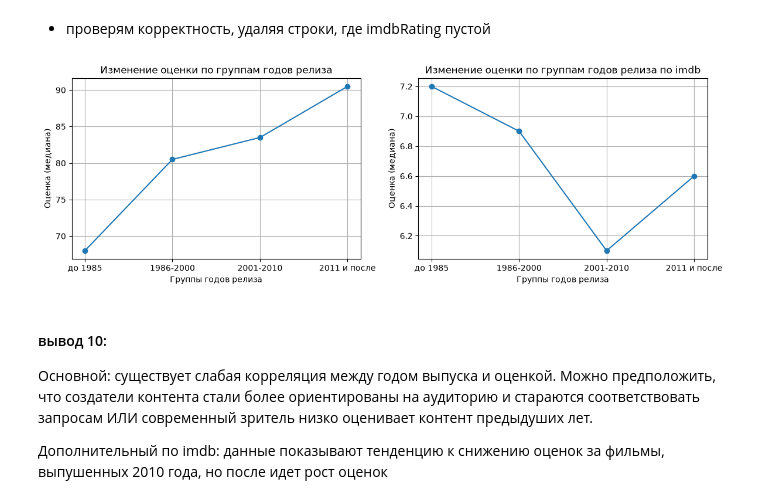
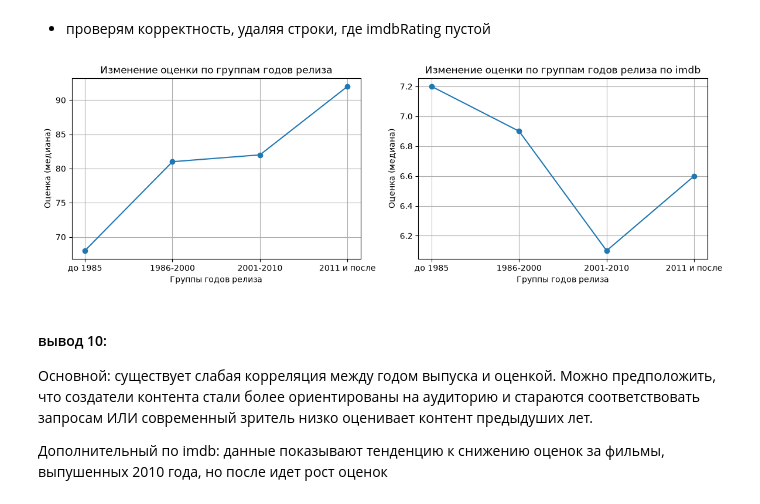
Before and after one commit to dtamendarov/MDS-EDA_Netflix, a Jupyter notebook: 02. Анализ оценок (Мария).ipynb, the cells around one changed output. Saved outputs shown, nothing was run; the diff lists cells and outputs as text; code cells hidden in the pictures.

```diff
--- a/02. Анализ оценок (Мария).ipynb
+++ b/02. Анализ оценок (Мария).ipynb
@@ -584,22 +584,22 @@ plt.show()
 - проверям корректность, удаляя строки, где imdbRating пустой
 # %%
 df_rating_2 = df_rating.dropna(subset=["imdbRating"])
-rating_years_2 = (df_rating.groupby('годы релиза')["user rating score"].agg(['mean', 'median','count']))
+rating_years_2 = (df_rating_2.groupby('годы релиза')["user rating score"].agg(['mean', 'median','count']))
 fig, axes = plt.subplots(1, 2, figsize=(14, 4))
 axes[0].plot(rating_years_2.index, rating_years_2['median'], marker="o")
 axes[0].set_title("Изменение оценки по группам годов релиза")
 axes[0].set_xlabel("Группы годов релиза")
 axes[0].set_ylabel("Оценка (медиана)")
 axes[0].grid(True)
 
 axes[1].plot(rating_years_imdbRating.index, rating_years_imdbRating['median'], marker="o")
 axes[1].set_title("Изменение оценки по группам годов релиза по imdb")
 axes[1].set_xlabel("Группы годов релиза")
 axes[1].set_ylabel("Оценка (медиана)")
 axes[1].grid(True)
 plt.show()
 # %% [output]
-[figure, old version]
+[figure, new version]
 # %% [markdown]
  #### вывод 10:
  Основной: существует слабая корреляция между годом выпуска и оценкой. Можно предположить, что создатели контента стали более ориентированы на аудиторию и стараются соответствовать запросам ИЛИ современный зритель низко оценивает контент предыдуших лет.
```
Also changed, not shown: parts of 11 cells of this notebook.
